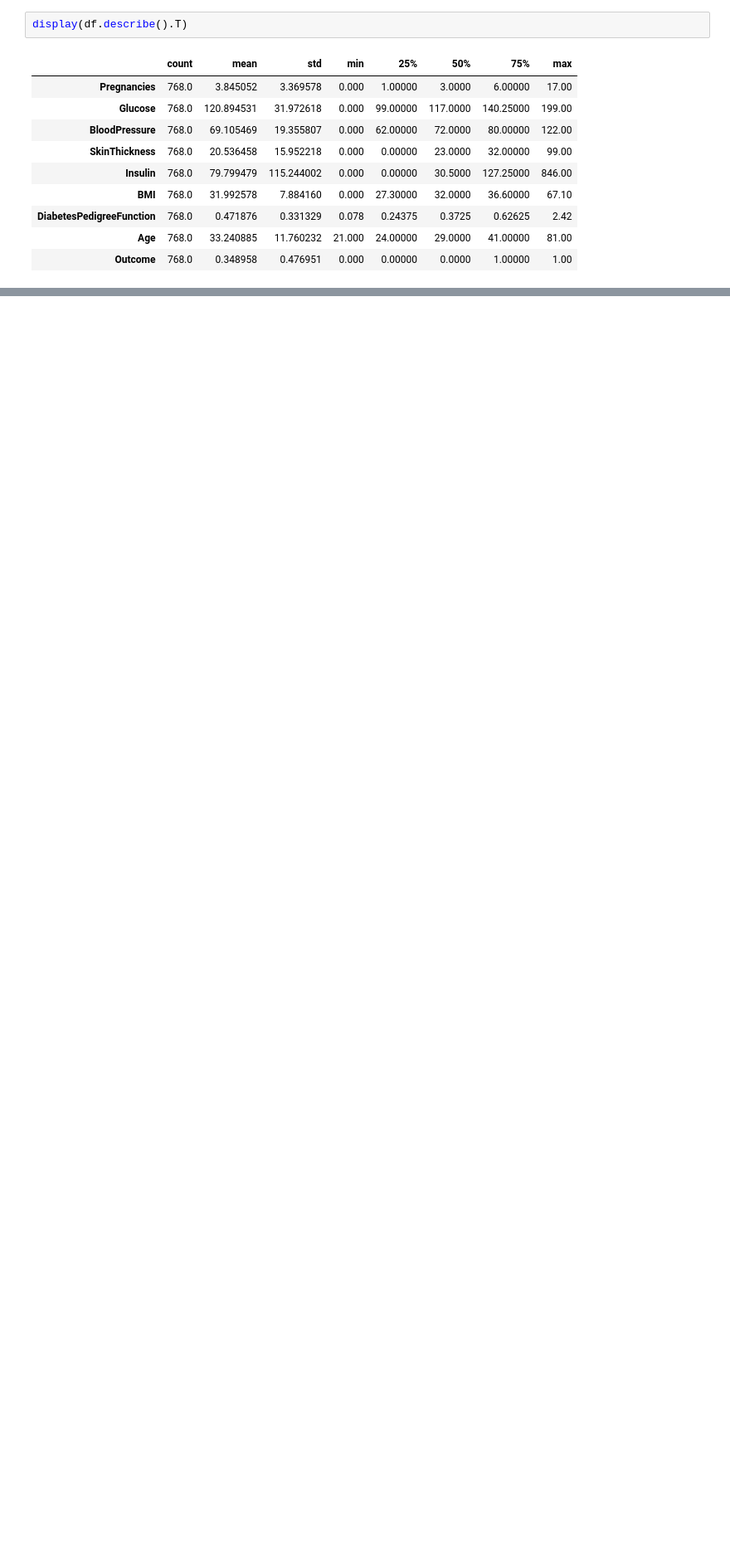
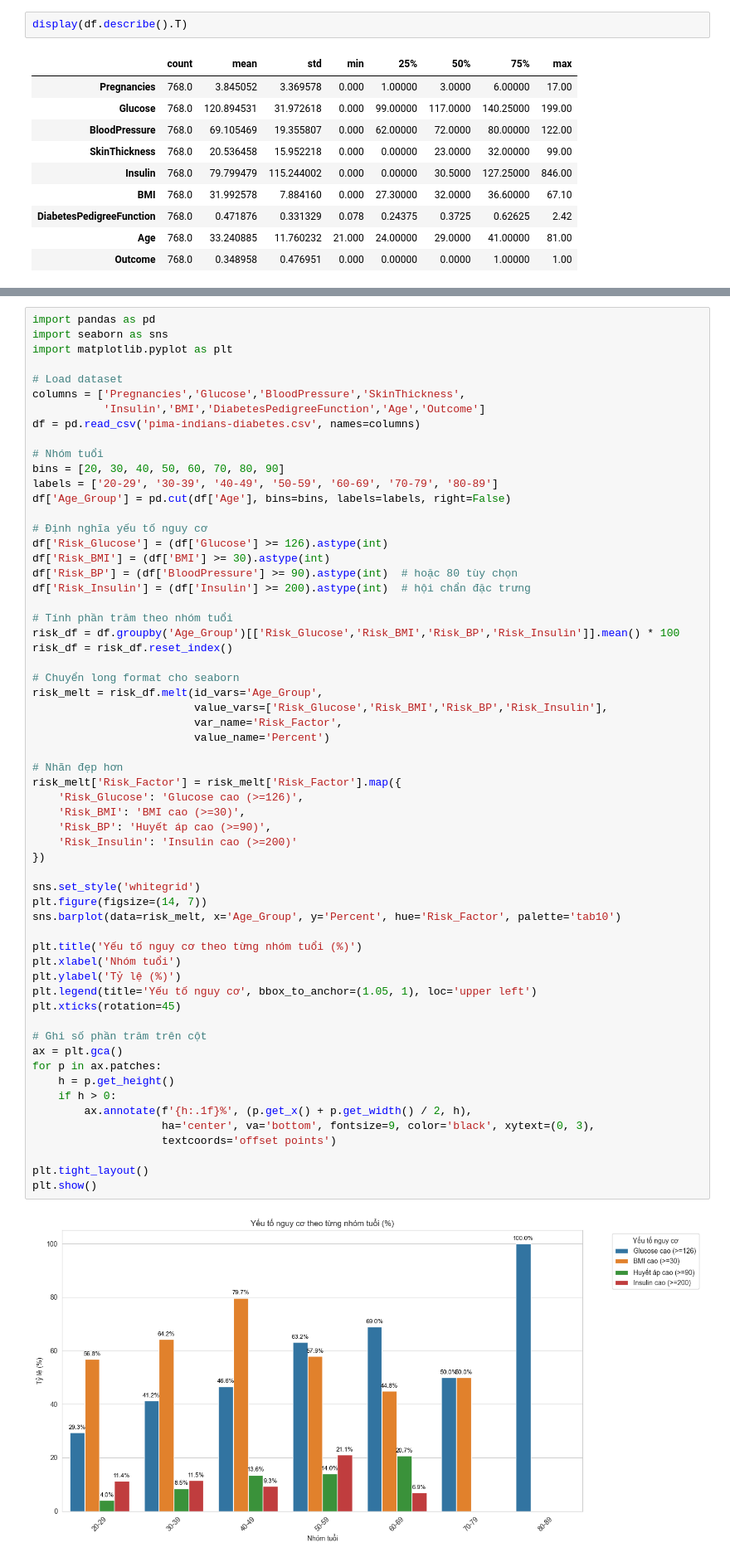
Before and after one commit to LeQuocBinh25/ThucHanh-TTNT, a Jupyter notebook: index.ipynb, the cells around one changed output, grey strips where cells are left out. Shown at 83% size. Saved outputs shown, nothing was run; the diff lists cells and outputs as text; blank space fills up the shorter version.

```diff
--- a/index.ipynb
+++ b/index.ipynb
@@ -264,0 +432,62 @@ plt.show()
+# %%
+import pandas as pd
+import seaborn as sns
+import matplotlib.pyplot as plt
+
+# Load dataset
+columns = ['Pregnancies','Glucose','BloodPressure','SkinThickness',
+           'Insulin','BMI','DiabetesPedigreeFunction','Age','Outcome']
+df = pd.read_csv('pima-indians-diabetes.csv', names=columns)
+
+# Nhóm tuổi
+bins = [20, 30, 40, 50, 60, 70, 80, 90]
+labels = ['20-29', '30-39', '40-49', '50-59', '60-69', '70-79', '80-89']
+df['Age_Group'] = pd.cut(df['Age'], bins=bins, labels=labels, right=False)
+
+# Định nghĩa yếu tố nguy cơ
+df['Risk_Glucose'] = (df['Glucose'] >= 126).astype(int)
+df['Risk_BMI'] = (df['BMI'] >= 30).astype(int)
+df['Risk_BP'] = (df['BloodPressure'] >= 90).astype(int)  # hoặc 80 tùy chọn
+df['Risk_Insulin'] = (df['Insulin'] >= 200).astype(int)  # hội chẩn đặc trưng
+
+# Tính phần trăm theo nhóm tuổi
+risk_df = df.groupby('Age_Group')[['Risk_Glucose','Risk_BMI','Risk_BP','Risk_Insulin']].mean() * 100
+risk_df = risk_df.reset_index()
+
+# Chuyển long format cho seaborn
+risk_melt = risk_df.melt(id_vars='Age_Group',
+                         value_vars=['Risk_Glucose','Risk_BMI','Risk_BP','Risk_Insulin'],
+                         var_name='Risk_Factor',
+                         value_name='Percent')
+
+# Nhãn đẹp hơn
+risk_melt['Risk_Factor'] = risk_melt['Risk_Factor'].map({
+    'Risk_Glucose': 'Glucose cao (>=126)',
+    'Risk_BMI': 'BMI cao (>=30)',
+    'Risk_BP': 'Huyết áp cao (>=90)',
+    'Risk_Insulin': 'Insulin cao (>=200)'
+})
+
+sns.set_style('whitegrid')
+plt.figure(figsize=(14, 7))
+sns.barplot(data=risk_melt, x='Age_Group', y='Percent', hue='Risk_Factor', palette='tab10')
+
+plt.title('Yếu tố nguy cơ theo từng nhóm tuổi (%)')
+plt.xlabel('Nhóm tuổi')
+plt.ylabel('Tỷ lệ (%)')
+plt.legend(title='Yếu tố nguy cơ', bbox_to_anchor=(1.05, 1), loc='upper left')
+plt.xticks(rotation=45)
+
+# Ghi số phần trăm trên cột
+ax = plt.gca()
+for p in ax.patches:
+    h = p.get_height()
+    if h > 0:
+        ax.annotate(f'{h:.1f}%', (p.get_x() + p.get_width() / 2, h),
+                    ha='center', va='bottom', fontsize=9, color='black', xytext=(0, 3),
+                    textcoords='offset points')
+
+plt.tight_layout()
+plt.show()
+# %% [output]
+[figure, added]
```
Also changed, not shown: parts of 7 cells of this notebook.
